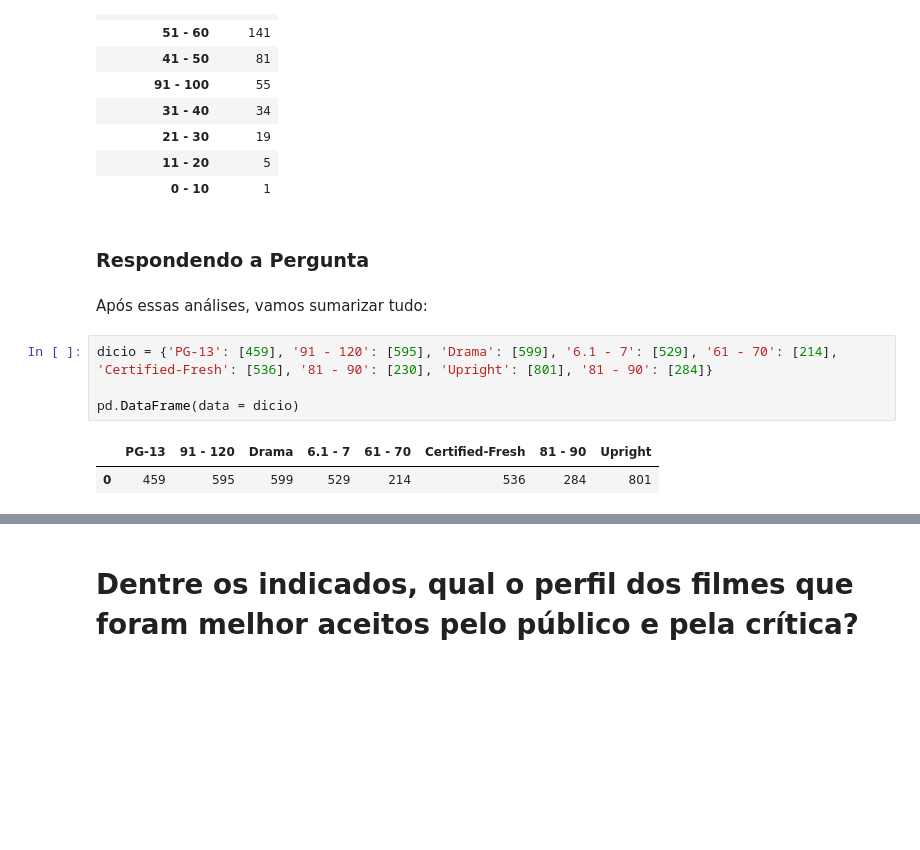
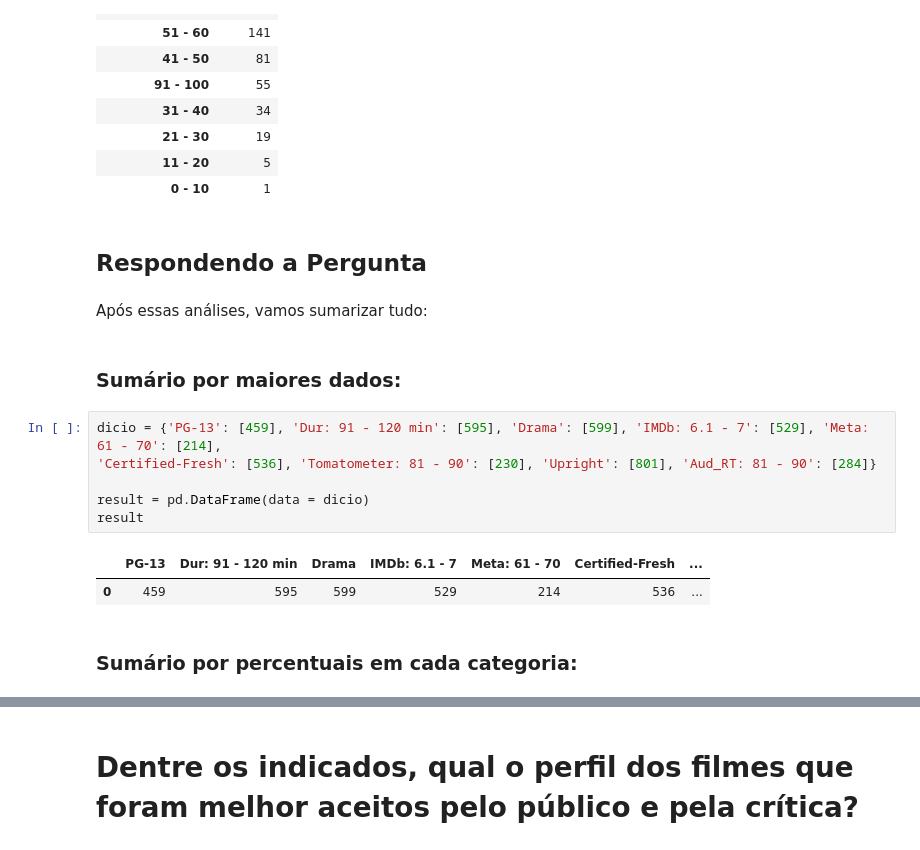
Before and after one commit to Jayvolv/Projeto-ICD, a Jupyter notebook: Projeto_FInal_ICD.ipynb, the cells around one changed output, grey strips where cells are left out. Saved outputs shown, nothing was run; the diff lists cells and outputs as text; blank space fills up the shorter version.

```diff
--- a/Projeto_FInal_ICD.ipynb
+++ b/Projeto_FInal_ICD.ipynb
@@ -520,14 +522,19 @@ pd.DataFrame(count_audience_rating, columns = ['movies'])
 | 11 - 20 | 5 |
 | 0 - 10 | 1 |
 # %% [markdown]
-### Respondendo a Pergunta
+## Respondendo a Pergunta
 # %% [markdown]
 Após essas análises, vamos sumarizar tudo:
+# %% [markdown]
+### Sumário por maiores dados:
 # %%
-dicio = {'PG-13': [459], '91 - 120': [595], 'Drama': [599], '6.1 - 7': [529], '61 - 70': [214],
-'Certified-Fresh': [536], '81 - 90': [230], 'Upright': [801], '81 - 90': [284]}
+dicio = {'PG-13': [459], 'Dur: 91 - 120 min': [595], 'Drama': [599], 'IMDb: 6.1 - 7': [529], 'Meta: 61 - 70': [214],
+'Certified-Fresh': [536], 'Tomatometer: 81 - 90': [230], 'Upright': [801], 'Aud_RT: 81 - 90': [284]}
 
-pd.DataFrame(data = dicio)
+result = pd.DataFrame(data = dicio)
+result
 # %% [output]
-|  | PG-13 | 91 - 120 | Drama | 6.1 - 7 | 61 - 70 | Certified-Fresh | 81 - 90 | Upright |
-| 0 | 459 | 595 | 599 | 529 | 214 | 536 | 284 | 801 |
+|  | PG-13 | Dur: 91 - 120 min | Drama | IMDb: 6.1 - 7 | Meta: 61 - 70 | Certified-Fresh | ... |
+| 0 | 459 | 595 | 599 | 529 | 214 | 536 | ... |
+# %% [markdown]
+### Sumário por percentuais em cada categoria:
```
Also changed, not shown: parts of 54 cells of this notebook.
